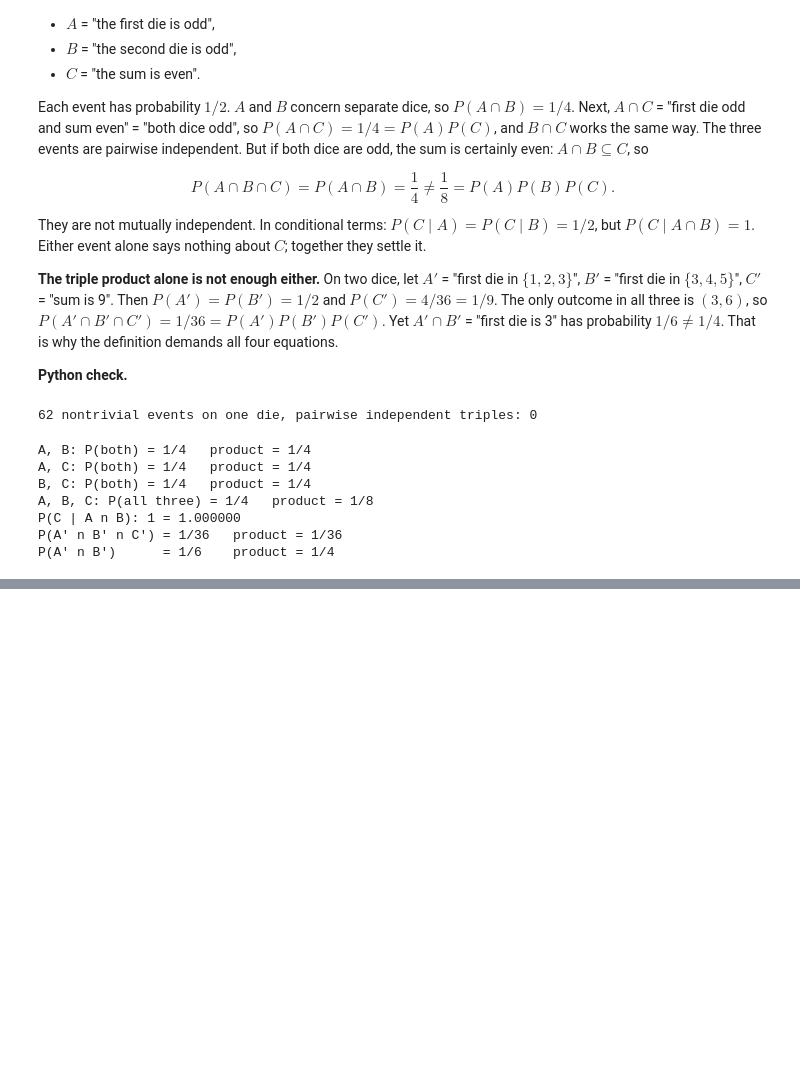
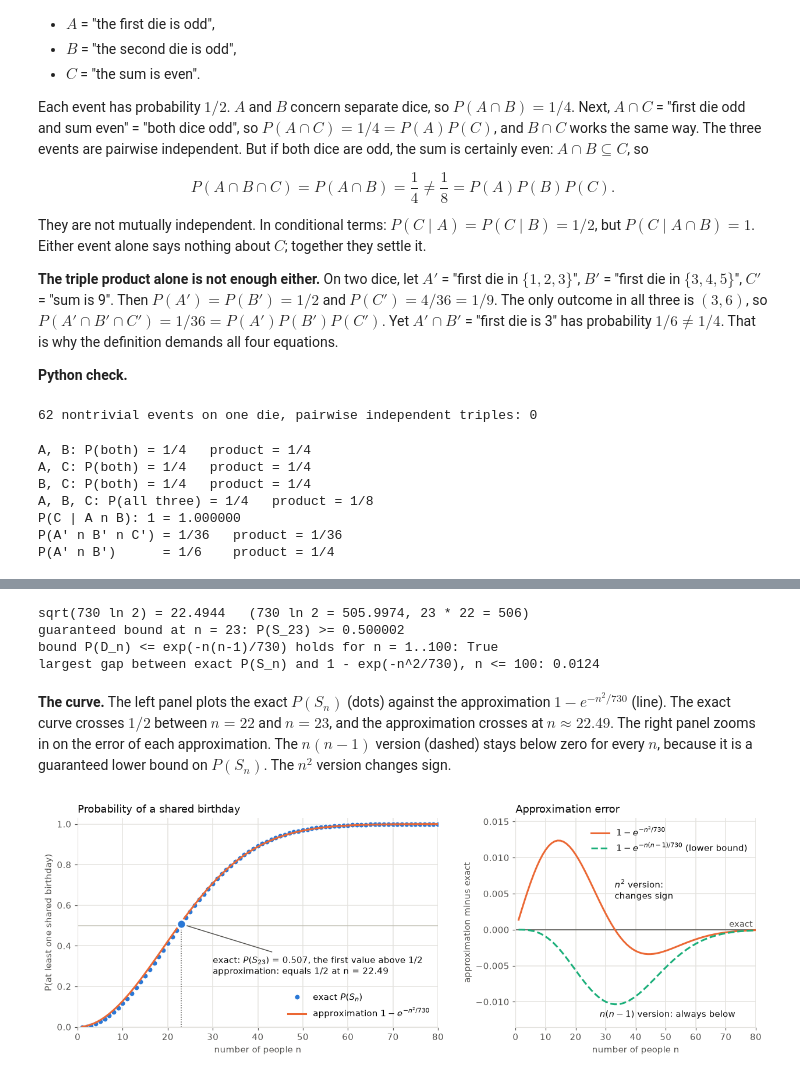
Before and after one commit to aldair-ai/probability-statistics-study-guide, a Jupyter notebook: module-01-probability-review/session-02-conditional-probability-independence/notes.ipynb, the cells around one changed output, grey strips where cells are left out. Drawn from its saved outputs; the diff is of its cells as text; code cells hidden in the pictures; blank space fills up the shorter version.

Commit message:
Add session 2 notes, part 2: product rule, chain rule and birthday paradox

```diff
--- a/module-01-probability-review/session-02-conditional-probability-independence/notes.ipynb
+++ b/module-01-probability-review/session-02-conditional-probability-independence/notes.ipynb
@@ -554,0 +746,18 @@ P(A' n B')      = 1/6    product = 1/4
+# %%
+def P_D(n, d=DAYS):
+    # Chain rule: P(N_1) = 1, then P(N_{i+1} | D_i) = 1 - i/d for i = 1, ..., n-1.
+    return prod((1 - Fraction(i, d) for i in range(1, n)), start=Fraction(1))
+
+
+for n in [2, 3, 10, 23, 50]:
+    assert P_D(n) == Fraction(perm(DAYS, n), DAYS**n)    # 365 * 364 * ... / 365^n
+print("chain rule agrees with perm(365, n) / 365^n;  P(D_366) =", P_D(366))
+show("P(S_3) = 1 - P(D_3)", 1 - P_D(3))
+
+n_half = next(n for n in range(1, 366) if 1 - P_D(n) >= Fraction(1, 2))
+print("first n with P(S_n) >= 1/2:", n_half)
+for n in [10, 20, 22, 23, 30, 40, 50, 57, 70]:
+    print(f"n = {n:2d}: P(S_n) = {float(1 - P_D(n)):.4f}")
+
+groups = rng.integers(1, DAYS + 1, size=(N_GROUPS, 23))
+print(f"n = 23 simulated {has_match(groups).mean():.4f}   exact {float(1 - P_D(23)):.4f}")
@@ -554,0 +805,53 @@ P(A' n B')      = 1/6    product = 1/4
+# %%
+xs = np.linspace(-3, 3, 601)
+assert np.all(1 - xs <= np.exp(-xs) + 1e-15)
+print(f"sqrt(730 ln 2) = {sqrt(730 * log(2)):.4f}   (730 ln 2 = {730 * log(2):.4f}, 23 * 22 = {23 * 22})")
+print(f"guaranteed bound at n = 23: P(S_23) >= {1 - exp(-23 * 22 / 730):.6f}")
+print("bound P(D_n) <= exp(-n(n-1)/730) holds for n = 1..100:",
+      all(P_D(n) <= exp(-n * (n - 1) / 730) for n in range(1, 101)))
+gap = max(abs(float(1 - P_D(n)) - (1 - exp(-n**2 / 730))) for n in range(1, 101))
+print(f"largest gap between exact P(S_n) and 1 - exp(-n^2/730), n <= 100: {gap:.4f}")
+# %% [output]
+sqrt(730 ln 2) = 22.4944   (730 ln 2 = 505.9974, 23 * 22 = 506)
+guaranteed bound at n = 23: P(S_23) >= 0.500002
+bound P(D_n) <= exp(-n(n-1)/730) holds for n = 1..100: True
+largest gap between exact P(S_n) and 1 - exp(-n^2/730), n <= 100: 0.0124
+# %% [markdown]
+**The curve.** The left panel plots the exact $P(S_n)$ (dots) against the approximation $1 - e^{-n^2/730}$ (line). The exact curve crosses $1/2$ between $n = 22$ and $n = 23$, and the approximation crosses at $n \approx 22.49$. The right panel zooms in on the error of each approximation. The $n(n-1)$ version (dashed) stays below zero for every $n$, because it is a guaranteed lower bound on $P(S_n)$. The $n^2$ version changes sign.
+# %%
+n_grid = np.arange(1, 81)
+exact = np.array([float(1 - P_D(n)) for n in n_grid])
+approx = 1 - np.exp(-n_grid**2 / 730)
+bound = 1 - np.exp(-n_grid * (n_grid - 1) / 730)
+n_star = sqrt(730 * log(2))
+
+fig, (ax1, ax2) = plt.subplots(1, 2, figsize=(11.5, 4.2), gridspec_kw={"width_ratios": [3, 2]})
+
+ax1.axhline(0.5, color=FAINT, lw=1)
+ax1.plot(n_grid, exact, "o", color=BLUE, ms=6, mec="white", mew=0.8, label=r"exact $P(S_n)$")
+ax1.plot(n_grid, approx, color=ORANGE, lw=2, zorder=3, label=r"approximation $1 - e^{-n^2/730}$")
+ax1.plot([23], [exact[22]], "o", color=BLUE, ms=10, mec="white", mew=2, zorder=4)
+ax1.vlines(23, 0, exact[22], color=MUTED, lw=1, linestyle=":")
+ax1.annotate(f"exact: $P(S_{{23}})$ = {exact[22]:.3f}, the first value above 1/2\n"
+             f"approximation: equals 1/2 at n = {n_star:.2f}",
+             xy=(23, exact[22]), xytext=(30, 0.3), va="center", color=INK,
+             arrowprops=dict(arrowstyle="-", color=MUTED, lw=1, shrinkA=6, shrinkB=6))
+ax1.set(xlim=(0, 80), ylim=(0, 1.03), xlabel="number of people n", ylabel="P(at least one shared birthday)")
+ax1.legend(frameon=False, loc="lower right")
+ax1.set_title("Probability of a shared birthday", color=INK, loc="left")
+
+err_sq, err_bd = approx - exact, bound - exact
+ax2.axhline(0, color=MUTED, lw=1)
+ax2.plot(n_grid, err_sq, color=ORANGE, lw=2, label=r"$1 - e^{-n^2/730}$")
+ax2.plot(n_grid, err_bd, color=AQUA, lw=2, linestyle="--", label=r"$1 - e^{-n(n-1)/730}$ (lower bound)")
+ax2.text(33, 0.0055, "$n^2$ version:\nchanges sign", color=INK, va="center")
+ax2.text(28, -0.0118, "$n(n-1)$ version: always below", color=INK, va="center")
+ax2.text(79, 0.0004, "exact", color=MUTED, ha="right")
+ax2.set(xlim=(0, 80), ylim=(-0.0135, 0.0155), xlabel="number of people n", ylabel="approximation minus exact")
+ax2.legend(frameon=False, loc="upper right")
+ax2.set_title("Approximation error", color=INK, loc="left")
+
+plt.tight_layout()
+plt.show()
+# %% [output]
+[figure, added]
```
Also changed, not shown: parts of 17 cells of this notebook.
